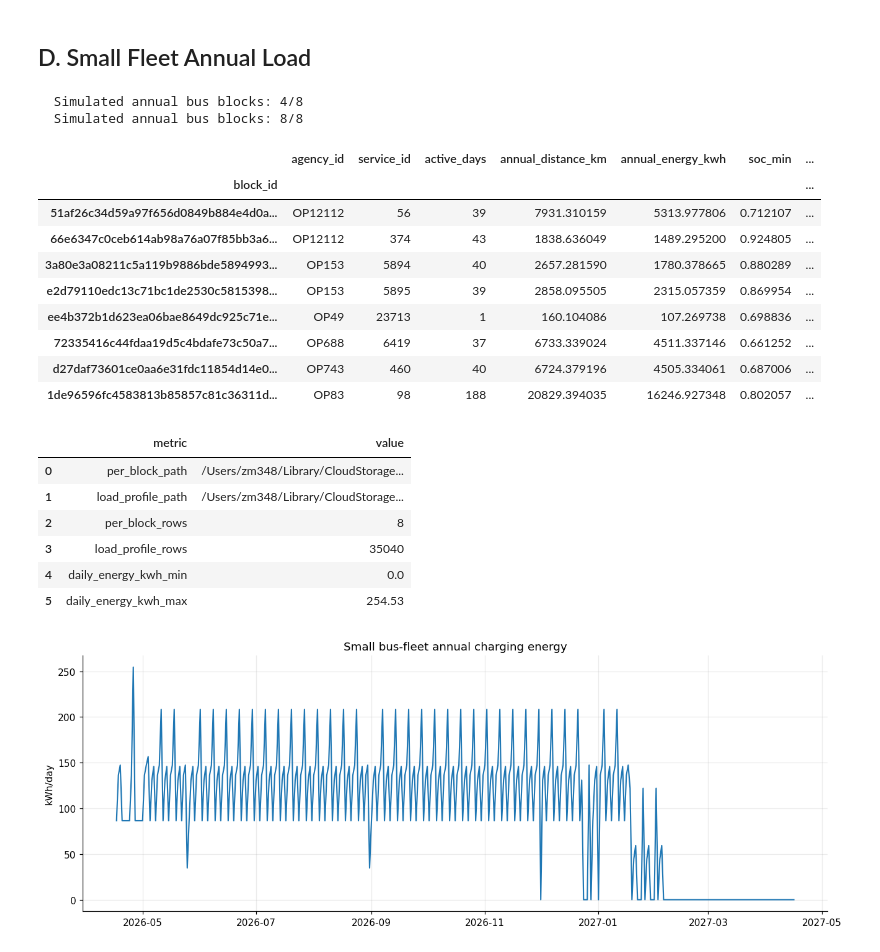
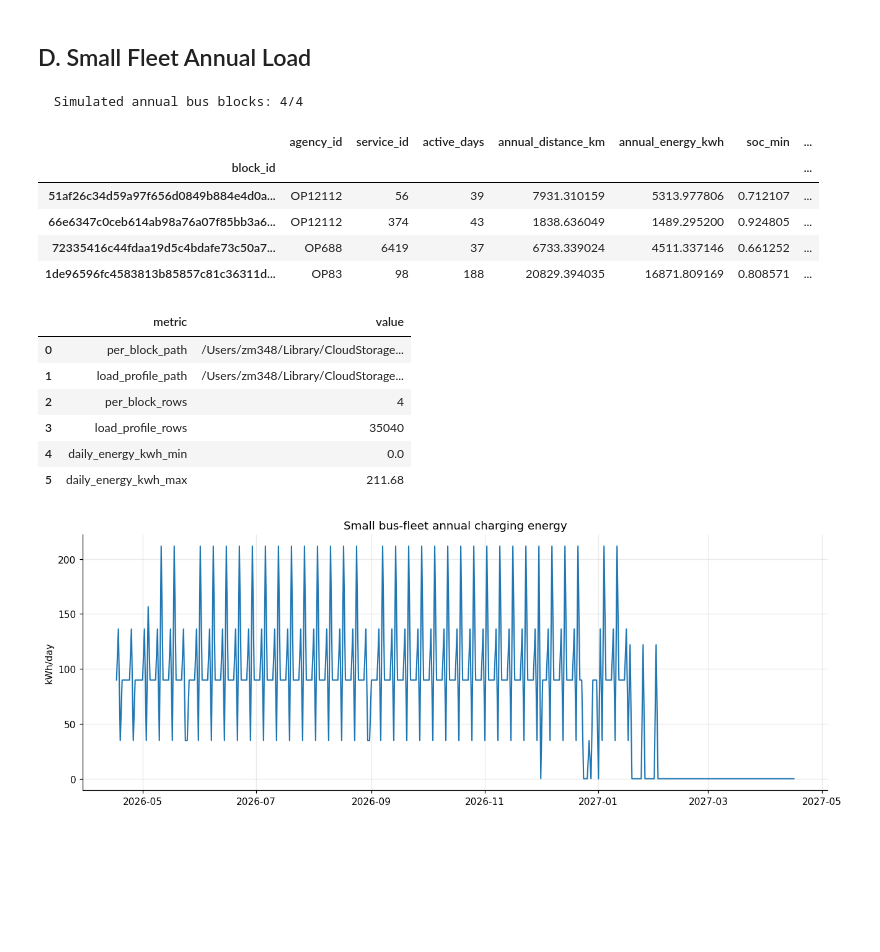
Before and after one commit to zhichuanma/Modelling, a Jupyter notebook: notebooks/03_bus_annual_simulation.ipynb, the cells around one changed output. Saved outputs shown, nothing was run; the diff lists cells and outputs as text; code cells hidden in the pictures; blank space fills up the shorter version.

```diff
--- a/notebooks/03_bus_annual_simulation.ipynb
+++ b/notebooks/03_bus_annual_simulation.ipynb
@@ -170,7 +171,7 @@ plt.show()
 # %% [markdown]
 ## D. Small Fleet Annual Load
 # %%
-sample_block_ids = candidates.sample(n=min(8, len(candidates)), random_state=MAIN_BUS_ANNUAL_SEED).index.astype(str)
+sample_block_ids = candidates.sample(n=min(4, len(candidates)), random_state=MAIN_BUS_ANNUAL_SEED).index.astype(str)
 small_fleet_blocks = all_blocks[all_blocks["block_id"].astype(str).isin(sample_block_ids)].copy()
 fleet_per_block, fleet_load_kw = simulate_fleet_year(
     small_fleet_blocks,
@@ -179,6 +180,7 @@ fleet_per_block, fleet_load_kw = simulate_fleet_year(
     vehicle_rng=np.random.default_rng(MAIN_BUS_ANNUAL_SEED + 1),
     start_date=FEED_YEAR_START,
     end_date=FEED_YEAR_END,
+    warm_up_days=0,
     progress_interval=4,
 )
 display(fleet_per_block[[
@@ -204,40 +206,35 @@ display(
     pd.DataFrame(
         [
             ("per_block_path", str(per_block_path)),
             ("load_profile_path", str(load_profile_path)),
             ("per_block_rows", len(fleet_per_block)),
             ("load_profile_rows", int(fleet_load_kw.shape[0] * fleet_load_kw.shape[1])),
             ("daily_energy_kwh_min", round(float(daily_energy.min()), 2)),
             ("daily_energy_kwh_max", round(float(daily_energy.max()), 2)),
         ],
         columns=["metric", "value"],
     )
 )
 
 fig, ax = plt.subplots(figsize=(12, 4.5), dpi=110)
 ax.plot(dates, daily_energy, color="tab:blue", lw=1.4)
 ax.set(title="Small bus-fleet annual charging energy", ylabel="kWh/day")
 ax.grid(alpha=0.25)
 plt.tight_layout()
 plt.show()
 # %% [output]
-  Simulated annual bus blocks: 4/8
-  Simulated annual bus blocks: 8/8
+  Simulated annual bus blocks: 4/4
 |  | agency_id | service_id | active_days | annual_distance_km | annual_energy_kwh | soc_min | ... |
 | block_id |  |  |  |  |  |  | ... |
 | 51af26c34d59a97f656d0849b884e4d0a... | OP12112 | 56 | 39 | 7931.310159 | 5313.977806 | 0.712107 | ... |
 | 66e6347c0ceb614ab98a76a07f85bb3a6... | OP12112 | 374 | 43 | 1838.636049 | 1489.295200 | 0.924805 | ... |
-| 3a80e3a08211c5a119b9886bde5894993... | OP153 | 5894 | 40 | 2657.281590 | 1780.378665 | 0.880289 | ... |
-| e2d79110edc13c71bc1de2530c5815398... | OP153 | 5895 | 39 | 2858.095505 | 2315.057359 | 0.869954 | ... |
-| ee4b372b1d623ea06bae8649dc925c71e... | OP49 | 23713 | 1 | 160.104086 | 107.269738 | 0.698836 | ... |
 | 72335416c44fdaa19d5c4bdafe73c50a7... | OP688 | 6419 | 37 | 6733.339024 | 4511.337146 | 0.661252 | ... |
-| d27daf73601ce0aa6e31fdc11854d14e0... | OP743 | 460 | 40 | 6724.379196 | 4505.334061 | 0.687006 | ... |
-| 1de96596fc4583813b85857c81c36311d... | OP83 | 98 | 188 | 20829.394035 | 16246.927348 | 0.802057 | ... |
+| 1de96596fc4583813b85857c81c36311d... | OP83 | 98 | 188 | 20829.394035 | 16871.809169 | 0.808571 | ... |
 |  | metric | value |
 | 0 | per_block_path | /Users/zm348/Library/CloudStorage... |
 | 1 | load_profile_path | /Users/zm348/Library/CloudStorage... |
-| 2 | per_block_rows | 8 |
+| 2 | per_block_rows | 4 |
 | 3 | load_profile_rows | 35040 |
 | 4 | daily_energy_kwh_min | 0.0 |
-| 5 | daily_energy_kwh_max | 254.53 |
+| 5 | daily_energy_kwh_max | 211.68 |
-[figure, old version]
+[figure, new version]
```
Also changed, not shown: parts of 8 cells of this notebook, 36 other files.
